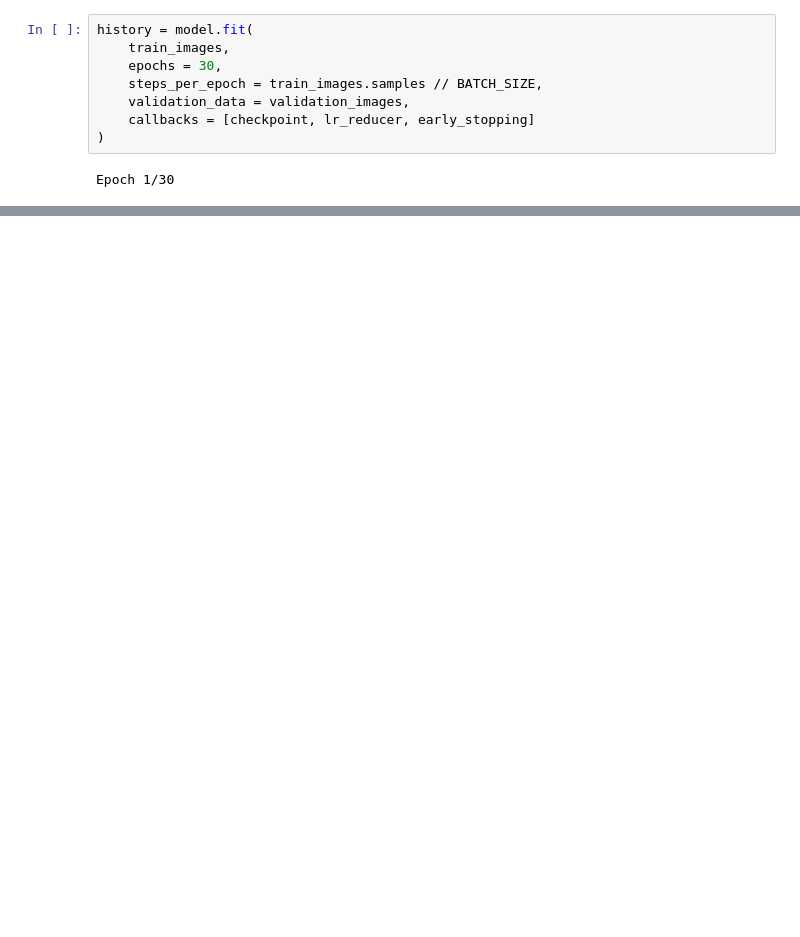
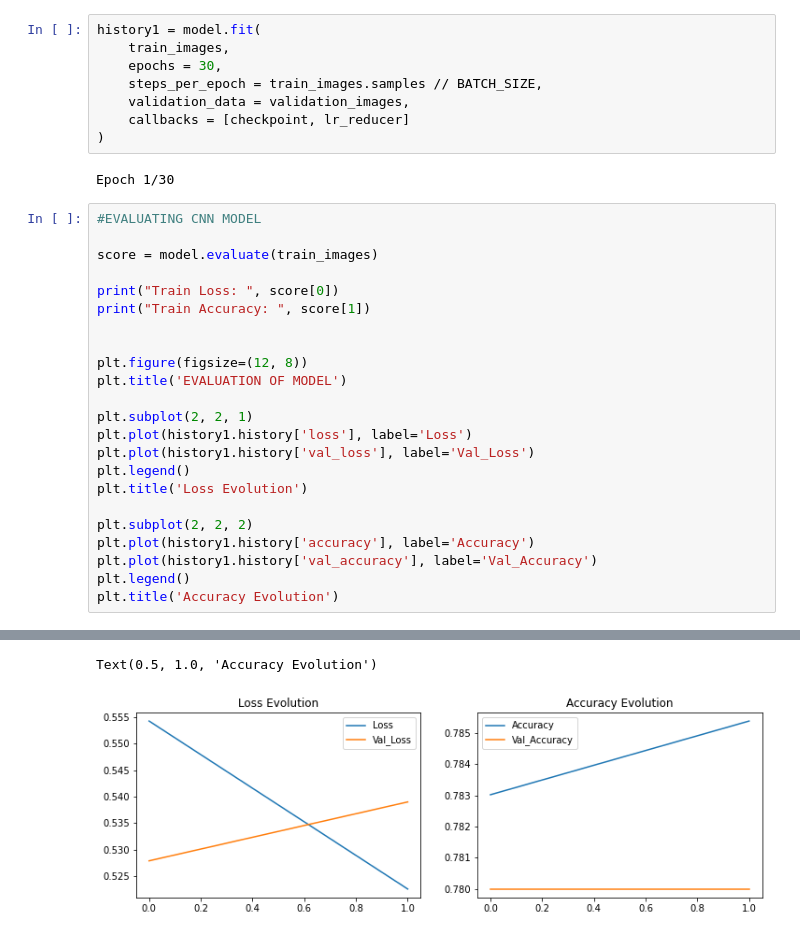
Before and after one commit to thoth2357/Pneumonia-detection-Transfer-And-NonTransfer-Learning-Models, a Jupyter notebook: main.ipynb, the cells around one changed output, grey strips where cells are left out. Drawn from its saved outputs; the diff is of its cells as text; blank space fills up the shorter version.

Commit message:
removed early stopping callback in model

```diff
--- a/main.ipynb
+++ b/main.ipynb
@@ -198,12 +207,36 @@ checkpoint = ModelCheckpoint(filepath='best_weights.hdf5', save_best_only=True,
 lr_reducer = ReduceLROnPlateau(monitor='val_loss', factor=0.3, patience=2, verbose=2, mode='max')
 early_stopping = EarlyStopping(monitor='val_loss', min_delta=0.1, patience=1, mode='min')
 # %%
-history = model.fit(
+history1 = model.fit(
     train_images,
     epochs = 30,
     steps_per_epoch = train_images.samples // BATCH_SIZE,
     validation_data = validation_images,
-    callbacks = [checkpoint, lr_reducer, early_stopping]
+    callbacks = [checkpoint, lr_reducer]
 )
 # %% [output]
 Epoch 1/30
+# %%
+#EVALUATING CNN MODEL
+
+score = model.evaluate(train_images)
+
+print("Train Loss: ", score[0])
+print("Train Accuracy: ", score[1])
+
+
+plt.figure(figsize=(12, 8))
+plt.title('EVALUATION OF MODEL')
+
+plt.subplot(2, 2, 1)
+plt.plot(history1.history['loss'], label='Loss')
+plt.plot(history1.history['val_loss'], label='Val_Loss')
+plt.legend()
+plt.title('Loss Evolution')
+
+plt.subplot(2, 2, 2)
+plt.plot(history1.history['accuracy'], label='Accuracy')
+plt.plot(history1.history['val_accuracy'], label='Val_Accuracy')
+plt.legend()
+plt.title('Accuracy Evolution')
+# %% [output]
@@ -209,0 +246,2 @@ Epoch 1/30
+Text(0.5, 1.0, 'Accuracy Evolution')
+[figure, added]
```
Also changed, not shown: parts of 3 cells of this notebook, 1 other file.
